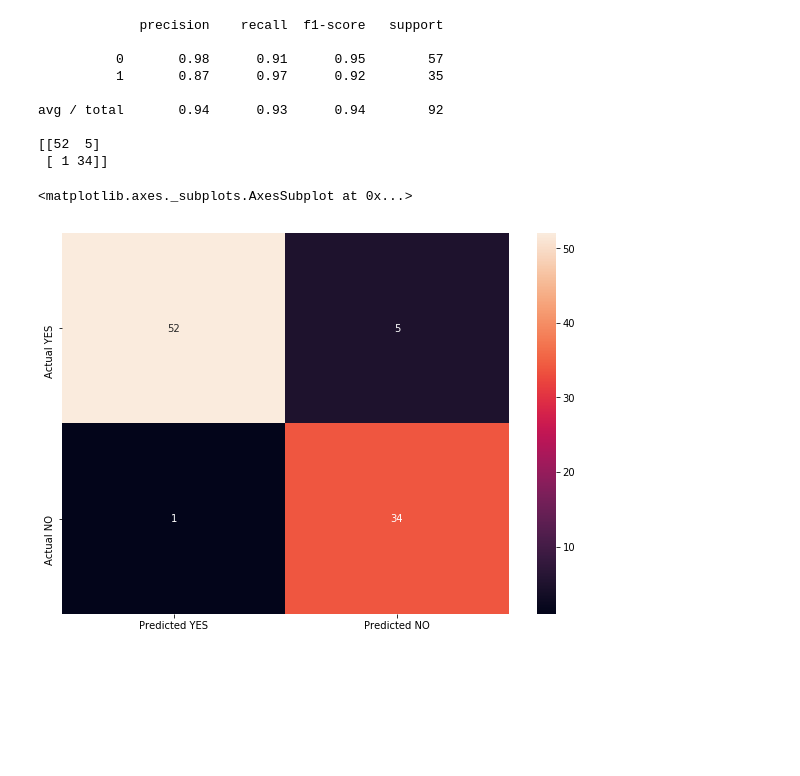
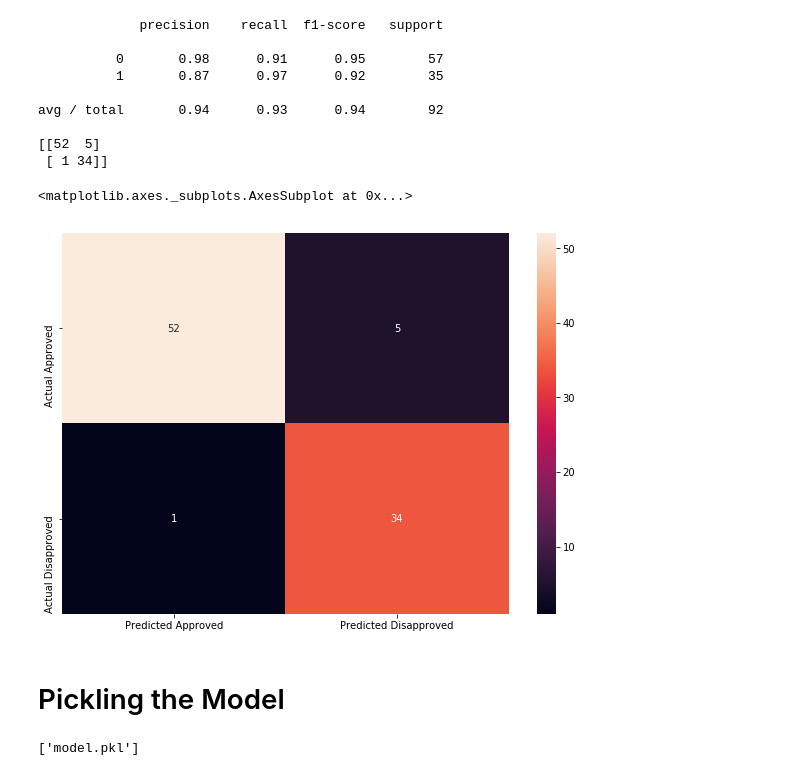
Before and after one commit to SaifRehman/naive-classifier, a Jupyter notebook: credit card.ipynb, the cells around one changed output. Cells and saved outputs as stored; diff of their text form; code cells hidden in the pictures; blank space fills up the shorter version.

Commit message:
pickled the model

```diff
--- a/credit card.ipynb
+++ b/credit card.ipynb
@@ -237,10 +235,16 @@ avg / total       0.94      0.93      0.94        92
 [[52  5]
  [ 1 34]]
 # %%
-df_cm = pd.DataFrame(cm, index = ['Actual YES','Actual NO'],
-                  columns = ['Predicted YES','Predicted NO'])
+df_cm = pd.DataFrame(cm, index = ['Actual Approved','Actual Disapproved'],
+                  columns = ['Predicted Approved','Predicted Disapproved'])
 plt.figure(figsize = (10,7))
 sns.heatmap(df_cm, annot=True)
 # %% [output]
 <matplotlib.axes._subplots.AxesSubplot at 0x...>
-[figure, old version]
+[figure, new version]
+# %% [markdown]
+# Pickling the Model
+# %%
+joblib.dump(BurnNB, 'model.pkl')
+# %% [output]
+['model.pkl']
```
Also changed, not shown: parts of 4 cells of this notebook, 2 other files.
